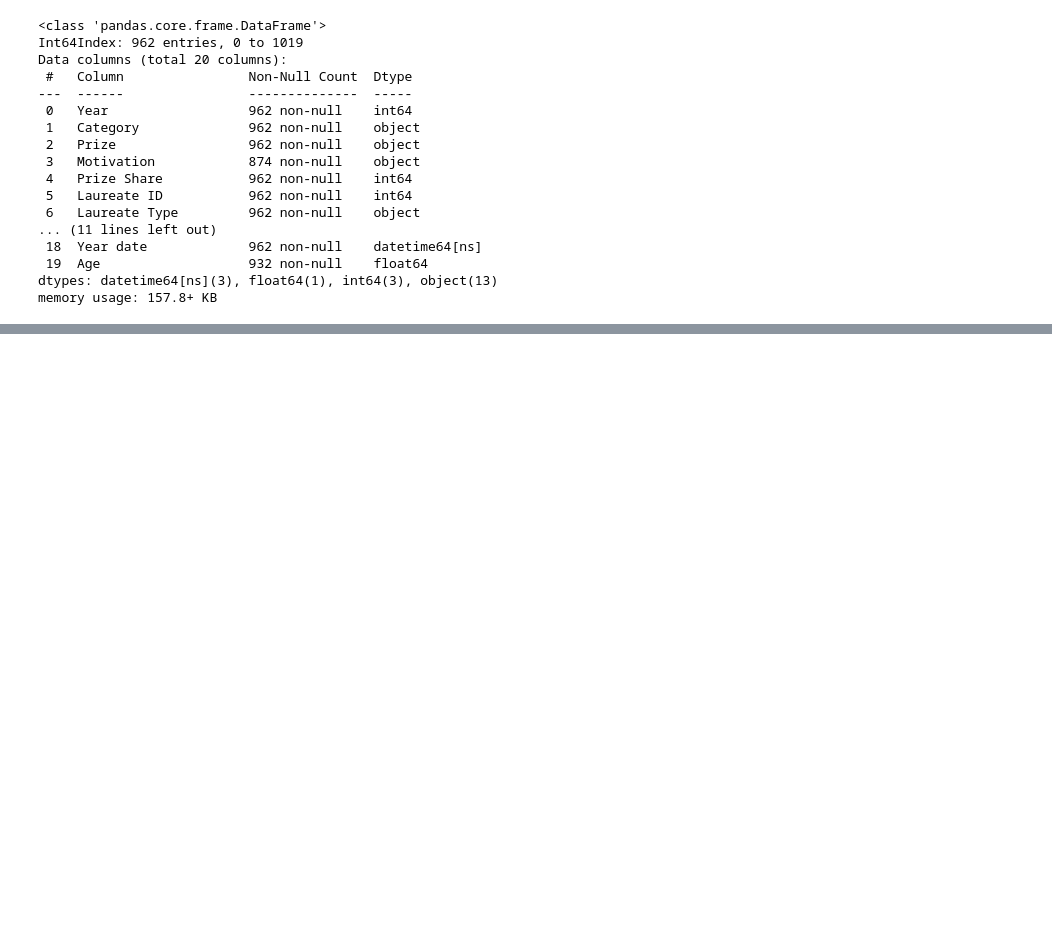
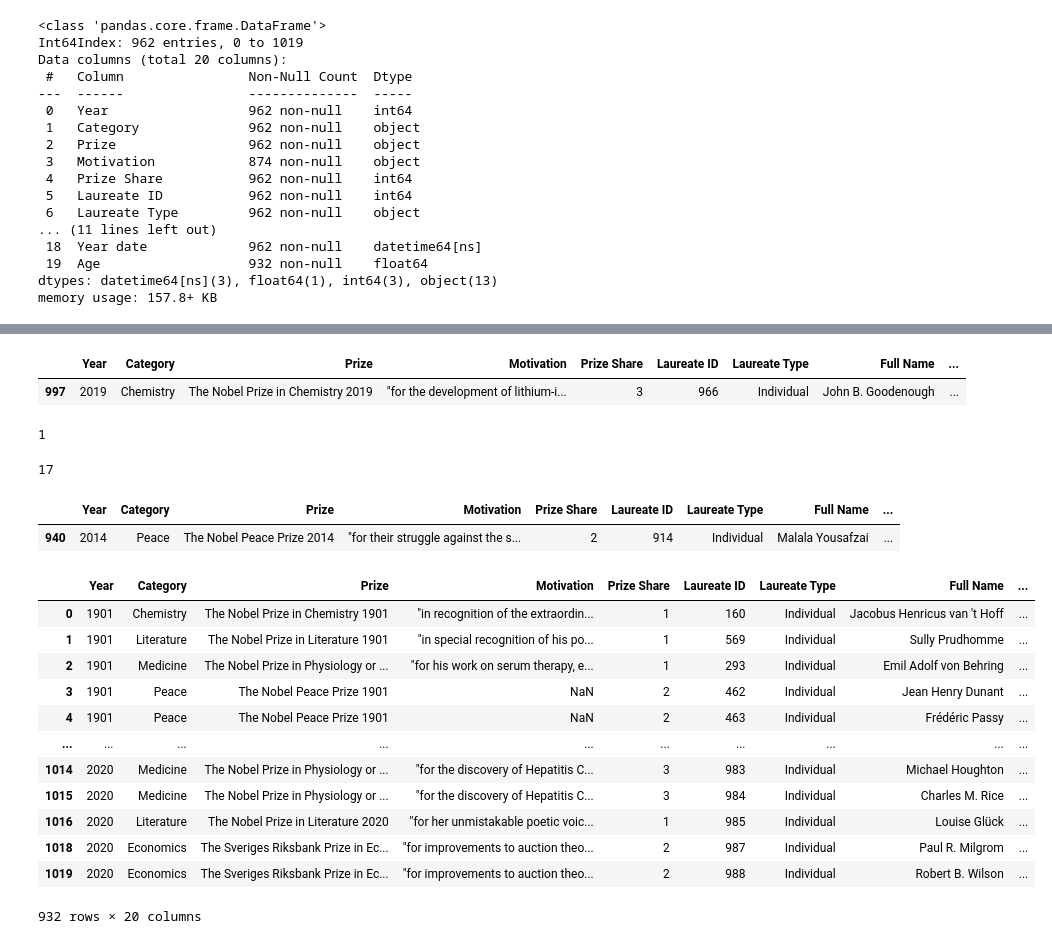
Before and after one commit to nailavohra/Project, a Jupyter notebook: nobel_prize_analysis.ipynb, the cells around one changed output, grey strips where cells are left out. Drawn from its saved outputs; the diff is of its cells as text; code cells hidden in the pictures; blank space fills up the shorter version.

```diff
--- a/nobel_prize_analysis.ipynb
+++ b/nobel_prize_analysis.ipynb
@@ -162,0 +180,40 @@ nobel_df.head()
+# %%
+nobel_df[
+    (nobel_df['Age'] == 97)]
+# %% [output]
+|  | Year | Category | Prize | Motivation | Prize Share | Laureate ID | Laureate Type | Full Name | ... |
+| 997 | 2019 | Chemistry | The Nobel Prize in Chemistry 2019 | "for the development of lithium-i... | 3 | 966 | Individual | John B. Goodenough | ... |
+# %%
+youngest_laureate = nobel_df['Age'].min()
+youngest_laureate
+# %% [output]
+1
+# %%
+nobel_df.drop(nobel_df.loc[nobel_df['Age']==1].index, inplace=True)
+# %%
+youngest_laureate = nobel_df['Age'].min()
+youngest_laureate
+# %% [output]
+17
+# %%
+nobel_df[
+    (nobel_df['Age'] == 17)]
+# %% [output]
+|  | Year | Category | Prize | Motivation | Prize Share | Laureate ID | Laureate Type | Full Name | ... |
+| 940 | 2014 | Peace | The Nobel Peace Prize 2014 | "for their struggle against the s... | 2 | 914 | Individual | Malala Yousafzai | ... |
+# %%
+nobel_df
+# %% [output]
+|  | Year | Category | Prize | Motivation | Prize Share | Laureate ID | Laureate Type | Full Name | ... |
+| 0 | 1901 | Chemistry | The Nobel Prize in Chemistry 1901 | "in recognition of the extraordin... | 1 | 160 | Individual | Jacobus Henricus van 't Hoff | ... |
+| 1 | 1901 | Literature | The Nobel Prize in Literature 1901 | "in special recognition of his po... | 1 | 569 | Individual | Sully Prudhomme | ... |
+| 2 | 1901 | Medicine | The Nobel Prize in Physiology or ... | "for his work on serum therapy, e... | 1 | 293 | Individual | Emil Adolf von Behring | ... |
+| 3 | 1901 | Peace | The Nobel Peace Prize 1901 | NaN | 2 | 462 | Individual | Jean Henry Dunant | ... |
+| 4 | 1901 | Peace | The Nobel Peace Prize 1901 | NaN | 2 | 463 | Individual | Frédéric Passy | ... |
+| ... | ... | ... | ... | ... | ... | ... | ... | ... | ... |
+| 1014 | 2020 | Medicine | The Nobel Prize in Physiology or ... | "for the discovery of Hepatitis C... | 3 | 983 | Individual | Michael Houghton | ... |
+| 1015 | 2020 | Medicine | The Nobel Prize in Physiology or ... | "for the discovery of Hepatitis C... | 3 | 984 | Individual | Charles M. Rice | ... |
+| 1016 | 2020 | Literature | The Nobel Prize in Literature 2020 | "for her unmistakable poetic voic... | 1 | 985 | Individual | Louise Glück | ... |
+| 1018 | 2020 | Economics | The Sveriges Riksbank Prize in Ec... | "for improvements to auction theo... | 2 | 987 | Individual | Paul R. Milgrom | ... |
+| 1019 | 2020 | Economics | The Sveriges Riksbank Prize in Ec... | "for improvements to auction theo... | 2 | 988 | Individual | Robert B. Wilson | ... |
+932 rows × 20 columns
```
Also changed, not shown: parts of 5 cells of this notebook.
